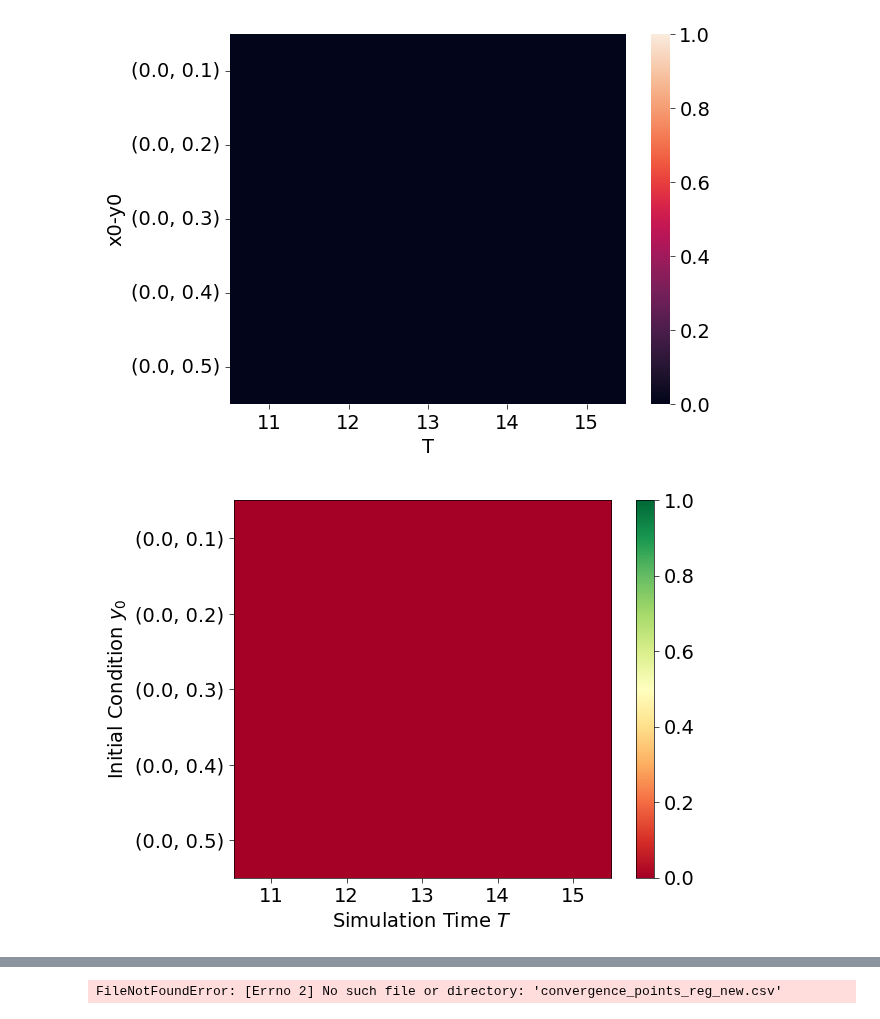
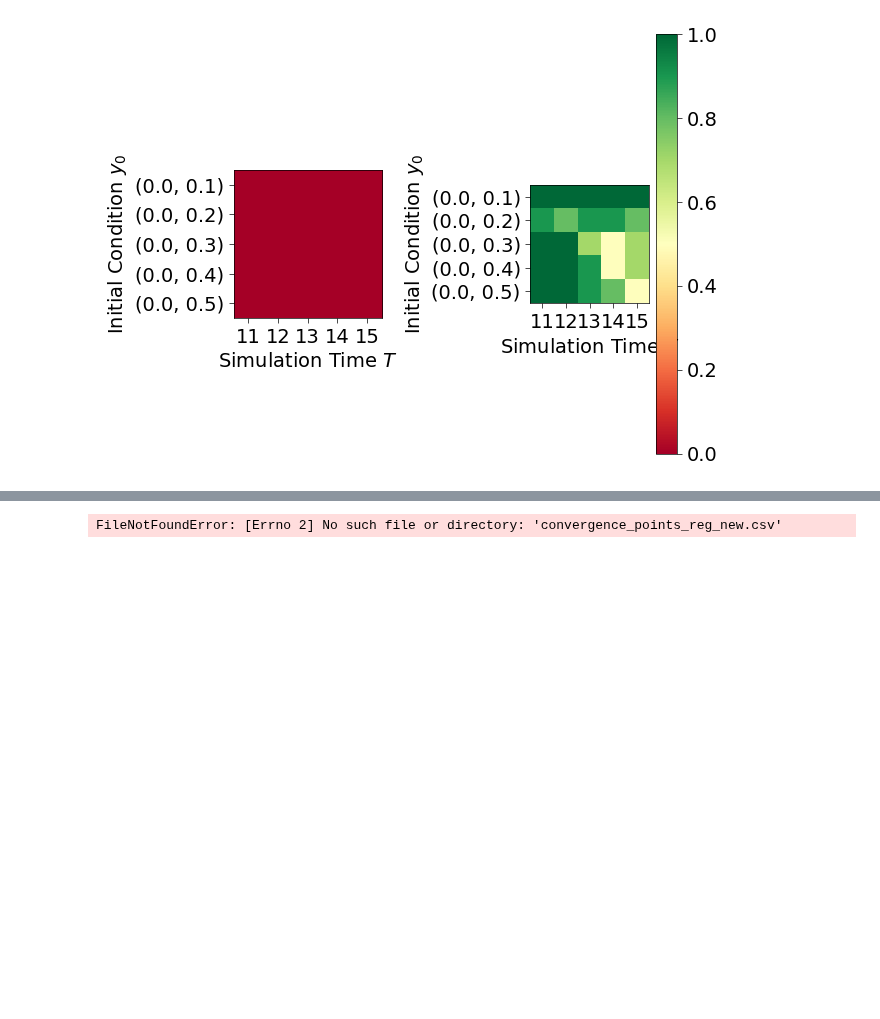
Before and after one commit to losmib/PINNs_fixed_points, a Jupyter notebook: 2d_toy_example/results_visualizations.ipynb, the cells around one changed output, grey strips where cells are left out. Saved outputs shown, nothing was run; the diff lists cells and outputs as text; code cells hidden in the pictures; blank space fills up the shorter version.

```diff
--- a/2d_toy_example/results_visualizations.ipynb
+++ b/2d_toy_example/results_visualizations.ipynb
@@ -17,35 +17,35 @@ plt.rcParams.update({'font.size': 14,
                      })
 # %%
 results = pd.read_csv("results_paper/results_paper_grid5.csv")
+fig, ax = plt.subplots(1, len(results["regularization"].unique()))
 
-for reg in results["regularization"].unique():
+for i, reg in enumerate(results["regularization"].unique()):
     results_subset = results.loc[results["regularization"] == reg]
     table = pd.pivot_table(results_subset, values="loss_successes_percent",
                         index=["x0-y0"],
                         columns=["T"],
                         aggfunc="mean")
 
     table.to_csv(f"grid_{reg}_results.csv")
 
-    sns.heatmap(table, vmin=0, vmax=1)
-    plt.show()
-
-    fig, ax = plt.subplots()
-
-    ims = ax.imshow(table, cmap='RdYlGn', vmin=0, vmax=1)
-    fig.colorbar(ims)
-
-    ax.set_xticks(range(table.shape[1]))
-    ax.set_xticklabels(table.columns)
-    ax.set_xlabel(r'Simulation Time $T$')
-
-    ax.set_yticks(range(table.shape[0]))
-    ax.set_yticklabels(table.index)
-    ax.set_ylabel(r'Initial Condition $y_0$')
+    # sns.heatmap(table, vmin=0, vmax=1)
+    # plt.show()
 
 
-    plt.tight_layout()
-    plt.show()
+
+    ims = ax[i].imshow(table, cmap='RdYlGn', vmin=0, vmax=1)
+
+
+    ax[i].set_xticks(range(table.shape[1]))
+    ax[i].set_xticklabels(table.columns)
+    ax[i].set_xlabel(r'Simulation Time $T$')
+
+    ax[i].set_yticks(range(table.shape[0]))
+    ax[i].set_yticklabels(table.index)
+    ax[i].set_ylabel(r'Initial Condition $y_0$')
+
+fig.colorbar(ims)
+plt.tight_layout()
+plt.show()
 # %% [output]
-[figure, old version]
+[figure, new version]
-[figure, removed]
```
Also changed, not shown: parts of 1 cell of this notebook, 2 other files.
